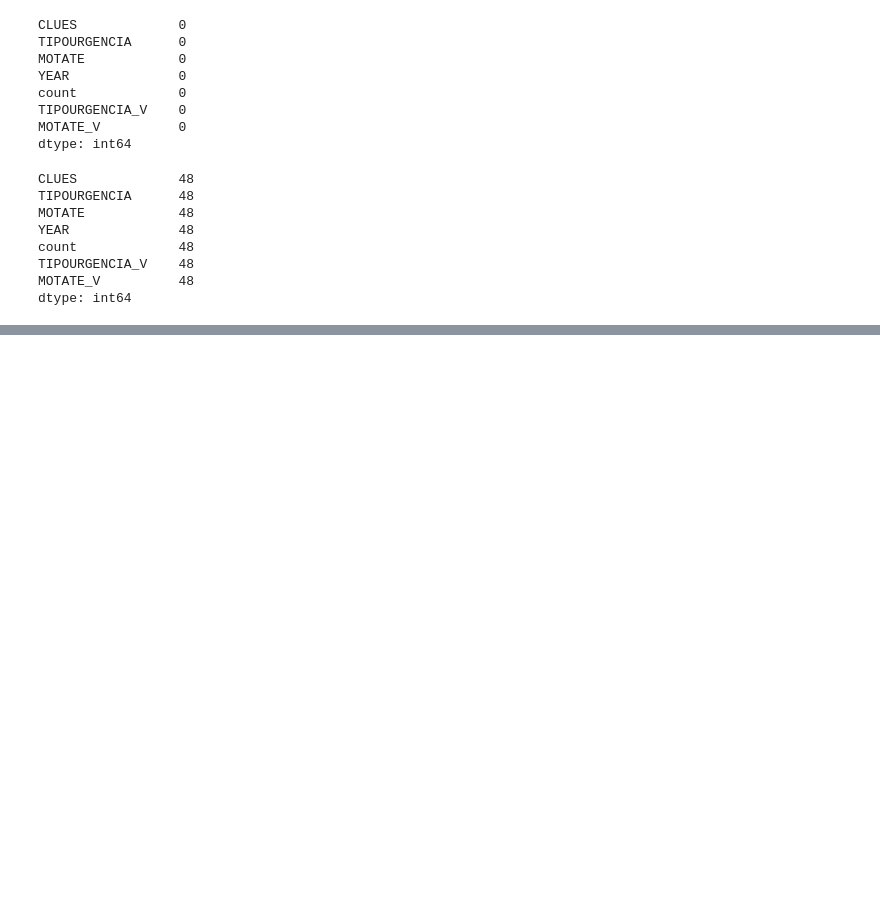
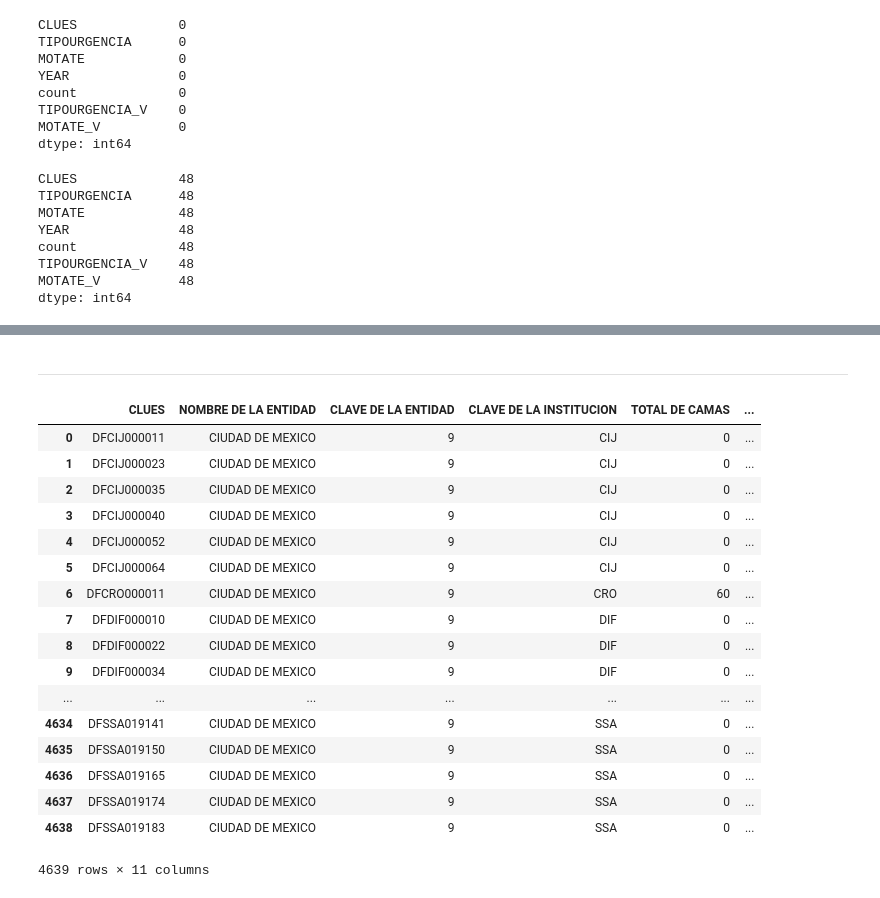
Before and after one commit to JoannePeel/healthcare-data-analysis, a Jupyter notebook: main.ipynb, the cells around one changed output, grey strips where cells are left out. Drawn from its saved outputs; the diff is of its cells as text; code cells hidden in the pictures; blank space fills up the shorter version.

Commit message:
1) Loaded and processed the file with the list of hospitals, 2) Merged the list of hospitals with the list of urgencies using the CLUES value, 3) Generated the csv with the merge

```diff
--- a/main.ipynb
+++ b/main.ipynb
@@ -393,0 +396,8 @@ urgencies_cdmx_grouped.to_csv(output_file, encoding='utf-8', index=False)
+# %%
+### Upload the file  (to not process all the info twice)
+
+input_file_hospitals = 'data_input/hospitals.csv'
+
+hospital_list = pd.read_csv(input_file_hospitals, encoding='latin-1')
+
+hospital_list = hospital_list[['CLUES','NOMBRE DE LA ENTIDAD','CLAVE DE LA ENTIDAD','CLAVE DE LA INSTITUCION','TOTAL DE CAMAS']]
@@ -393,0 +422,4 @@ urgencies_cdmx_grouped.to_csv(output_file, encoding='utf-8', index=False)
+# %%
+hospital_list_cdmx = hospital_list[(hospital_list['CLAVE DE LA ENTIDAD'] == 9 )]
+
+hospital_list_cdmx.count()
@@ -393,0 +442,26 @@ urgencies_cdmx_grouped.to_csv(output_file, encoding='utf-8', index=False)
+# %% [markdown]
+---
+# %%
+#merged = pd.merge(hospital_list_cdmx, urgencies_cdmx_grouped, how="left", on="CLUES")
+merged = pd.merge(hospital_list_cdmx, urgencies_cdmx_grouped, how="outer", on="CLUES")
+# %%
+merged
+# %% [output]
+|  | CLUES | NOMBRE DE LA ENTIDAD | CLAVE DE LA ENTIDAD | CLAVE DE LA INSTITUCION | TOTAL DE CAMAS | ... |
+| 0 | DFCIJ000011 | CIUDAD DE MEXICO | 9 | CIJ | 0 | ... |
+| 1 | DFCIJ000023 | CIUDAD DE MEXICO | 9 | CIJ | 0 | ... |
+| 2 | DFCIJ000035 | CIUDAD DE MEXICO | 9 | CIJ | 0 | ... |
+| 3 | DFCIJ000040 | CIUDAD DE MEXICO | 9 | CIJ | 0 | ... |
+| 4 | DFCIJ000052 | CIUDAD DE MEXICO | 9 | CIJ | 0 | ... |
+| 5 | DFCIJ000064 | CIUDAD DE MEXICO | 9 | CIJ | 0 | ... |
+| 6 | DFCRO000011 | CIUDAD DE MEXICO | 9 | CRO | 60 | ... |
+| 7 | DFDIF000010 | CIUDAD DE MEXICO | 9 | DIF | 0 | ... |
+| 8 | DFDIF000022 | CIUDAD DE MEXICO | 9 | DIF | 0 | ... |
+| 9 | DFDIF000034 | CIUDAD DE MEXICO | 9 | DIF | 0 | ... |
+| ... | ... | ... | ... | ... | ... | ... |
+| 4634 | DFSSA019141 | CIUDAD DE MEXICO | 9 | SSA | 0 | ... |
+| 4635 | DFSSA019150 | CIUDAD DE MEXICO | 9 | SSA | 0 | ... |
+| 4636 | DFSSA019165 | CIUDAD DE MEXICO | 9 | SSA | 0 | ... |
+| 4637 | DFSSA019174 | CIUDAD DE MEXICO | 9 | SSA | 0 | ... |
+| 4638 | DFSSA019183 | CIUDAD DE MEXICO | 9 | SSA | 0 | ... |
+4639 rows × 11 columns
```
Also changed, not shown: parts of 6 cells of this notebook, 1 other file.
